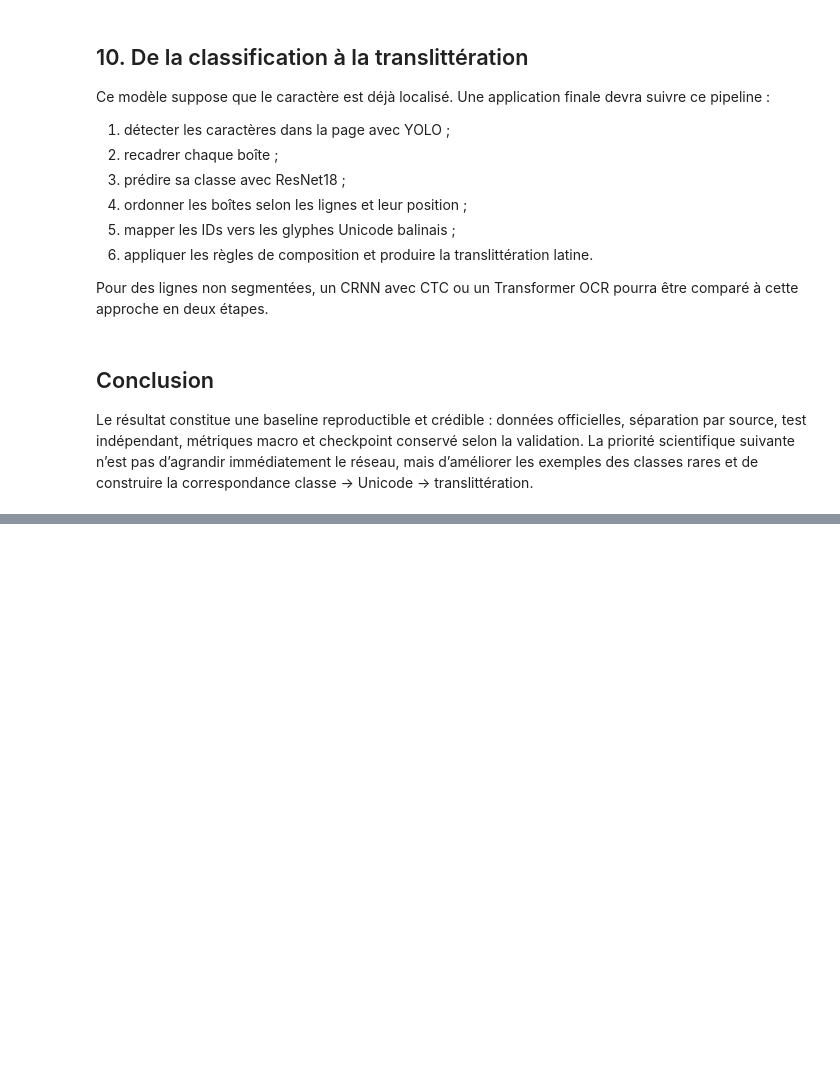
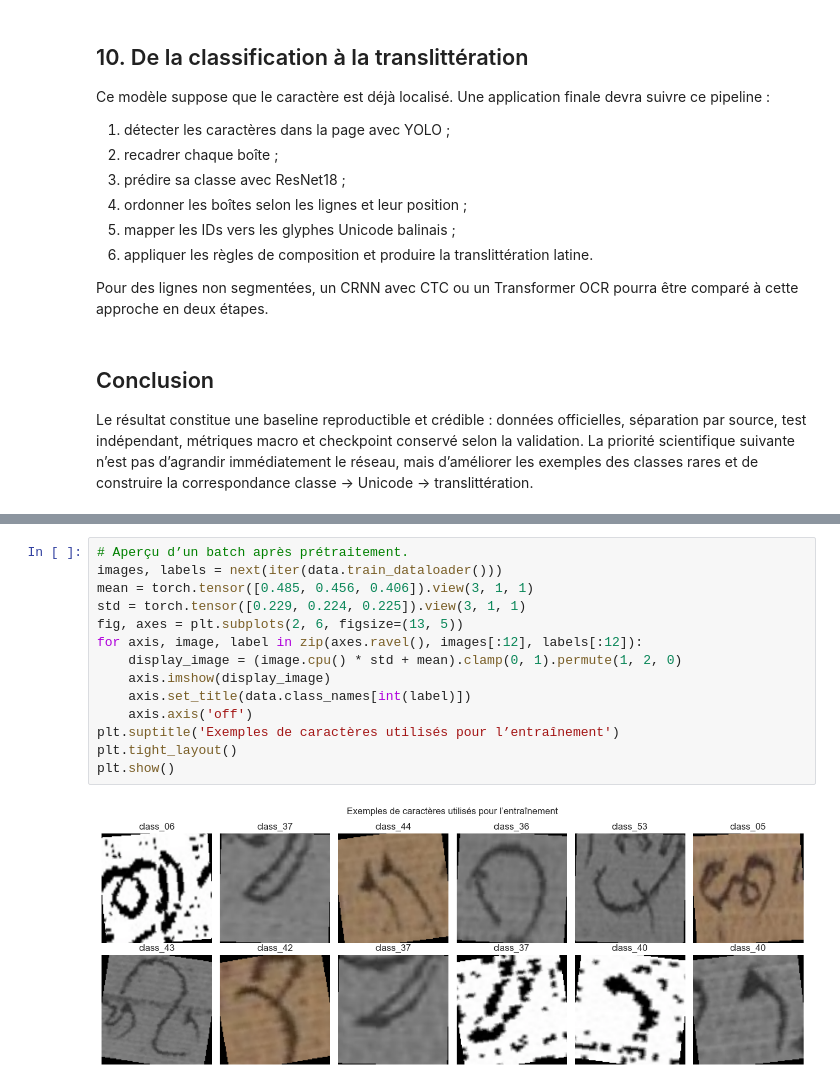
Before and after one commit to BADR-JOULAlI/balinese-script-transliteration-cnn, a Jupyter notebook: notebooks/04_deeplontar_end_to_end.ipynb, the cells around one changed output, grey strips where cells are left out. Drawn from its saved outputs; the diff is of its cells as text; blank space fills up the shorter version.

```diff
--- a/notebooks/04_deeplontar_end_to_end.ipynb
+++ b/notebooks/04_deeplontar_end_to_end.ipynb
@@ -143,0 +206,16 @@ Le résultat constitue une baseline reproductible et crédible : données offici
+# %%
+# Aperçu d’un batch après prétraitement.
+images, labels = next(iter(data.train_dataloader()))
+mean = torch.tensor([0.485, 0.456, 0.406]).view(3, 1, 1)
+std = torch.tensor([0.229, 0.224, 0.225]).view(3, 1, 1)
+fig, axes = plt.subplots(2, 6, figsize=(13, 5))
+for axis, image, label in zip(axes.ravel(), images[:12], labels[:12]):
+    display_image = (image.cpu() * std + mean).clamp(0, 1).permute(1, 2, 0)
+    axis.imshow(display_image)
+    axis.set_title(data.class_names[int(label)])
+    axis.axis('off')
+plt.suptitle('Exemples de caractères utilisés pour l’entraînement')
+plt.tight_layout()
+plt.show()
+# %% [output]
+[figure, added]
```
Also changed, not shown: parts of 17 cells of this notebook, 2 other files.
